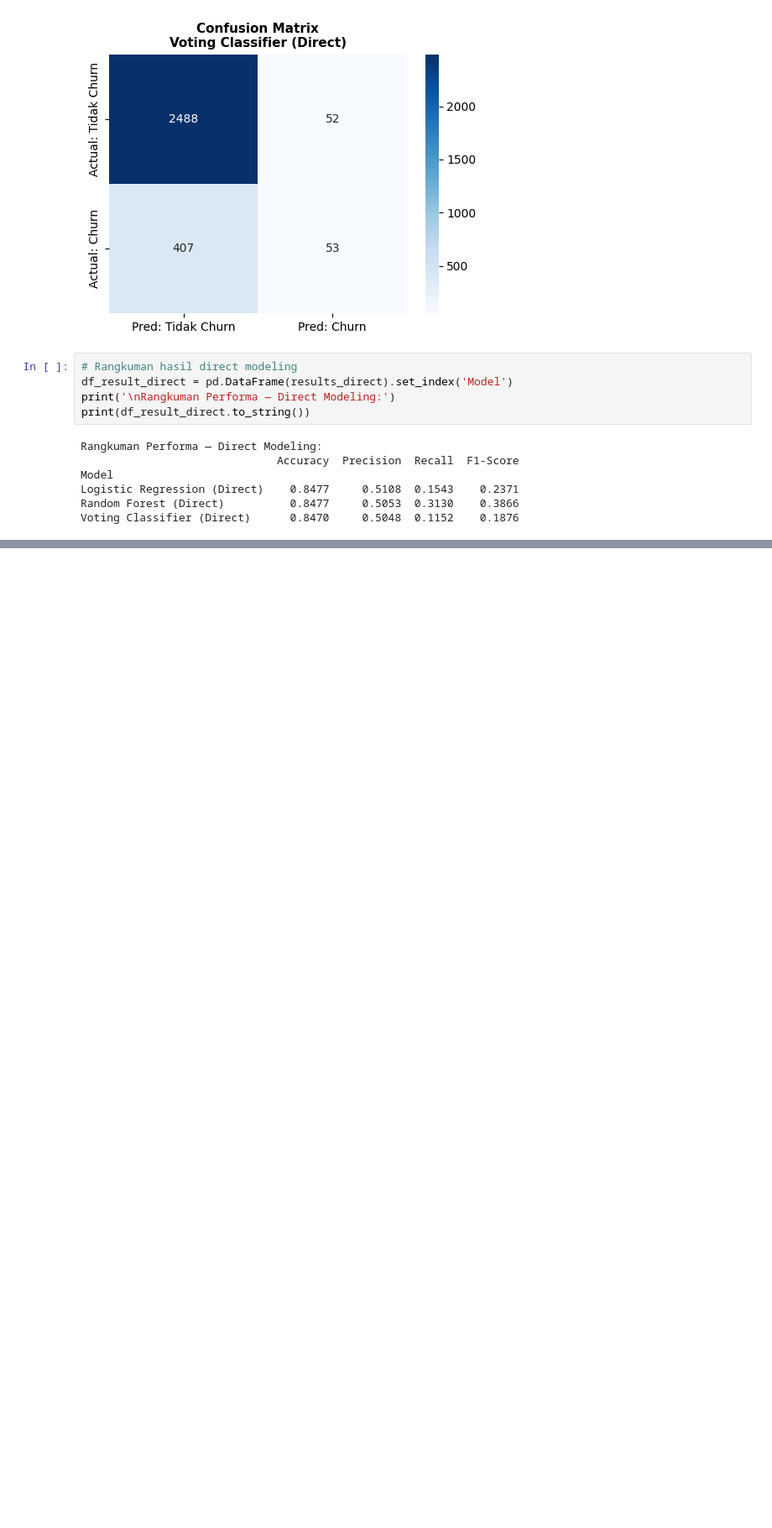
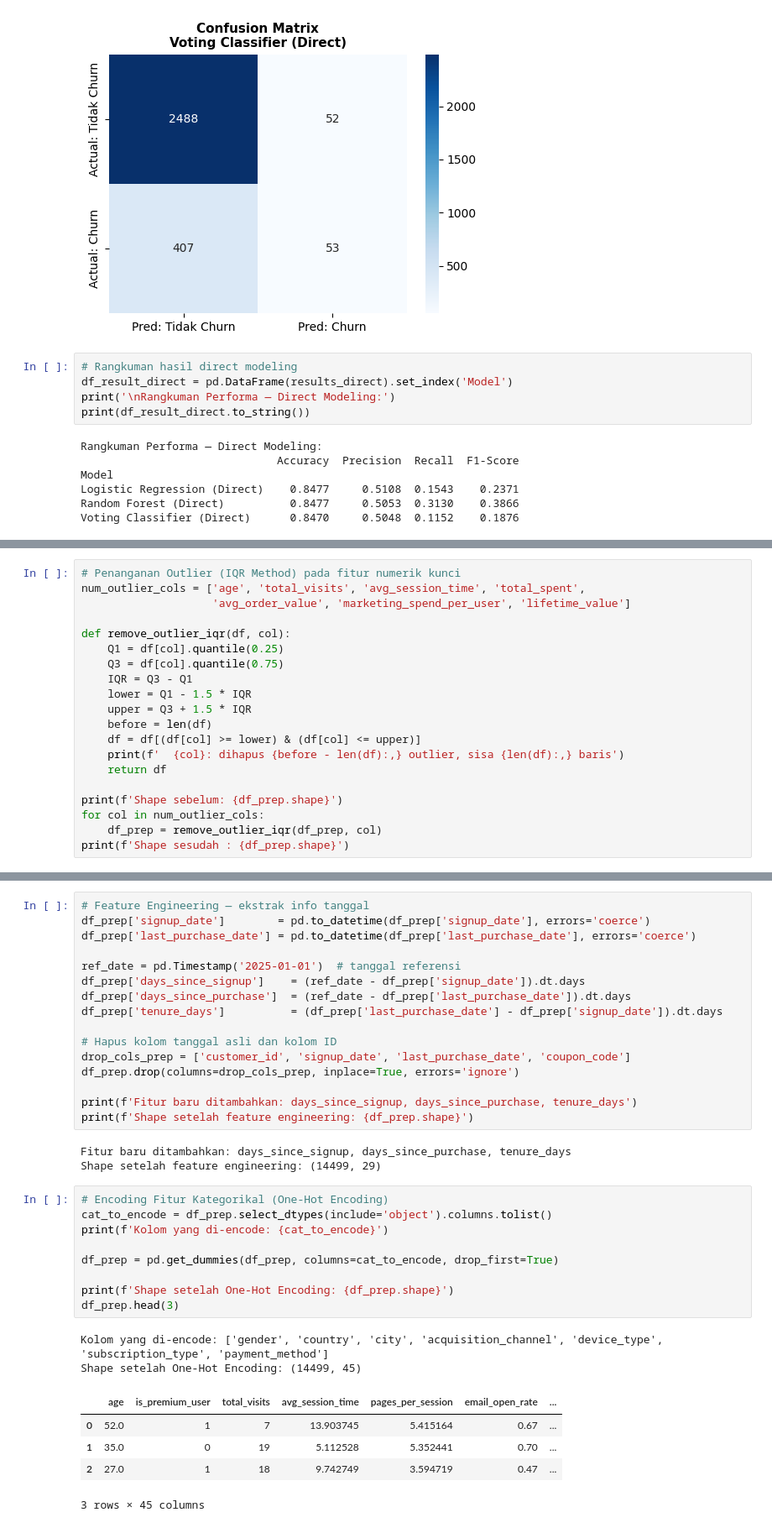
Before and after one commit to fikriwildann/customer-churn-prediction, a Jupyter notebook: UAS_BENGKOD.ipynb, the cells around one changed output, grey strips where cells are left out. Shown at 84% size. Saved outputs shown, nothing was run; the diff lists cells and outputs as text; blank space fills up the shorter version.

```diff
--- a/UAS_BENGKOD.ipynb
+++ b/UAS_BENGKOD.ipynb
@@ -364,0 +409,20 @@ Voting Classifier (Direct)      0.8470     0.5048  0.1152    0.1876
+# %%
+# Penanganan Outlier (IQR Method) pada fitur numerik kunci
+num_outlier_cols = ['age', 'total_visits', 'avg_session_time', 'total_spent',
+                    'avg_order_value', 'marketing_spend_per_user', 'lifetime_value']
+
+def remove_outlier_iqr(df, col):
+    Q1 = df[col].quantile(0.25)
+    Q3 = df[col].quantile(0.75)
+    IQR = Q3 - Q1
+    lower = Q1 - 1.5 * IQR
+    upper = Q3 + 1.5 * IQR
+    before = len(df)
+    df = df[(df[col] >= lower) & (df[col] <= upper)]
+    print(f'  {col}: dihapus {before - len(df):,} outlier, sisa {len(df):,} baris')
+    return df
+
+print(f'Shape sebelum: {df_prep.shape}')
+for col in num_outlier_cols:
+    df_prep = remove_outlier_iqr(df_prep, col)
+print(f'Shape sesudah : {df_prep.shape}')
@@ -364,0 +439,36 @@ Voting Classifier (Direct)      0.8470     0.5048  0.1152    0.1876
+# %%
+# Feature Engineering — ekstrak info tanggal
+df_prep['signup_date']        = pd.to_datetime(df_prep['signup_date'], errors='coerce')
+df_prep['last_purchase_date'] = pd.to_datetime(df_prep['last_purchase_date'], errors='coerce')
+
+ref_date = pd.Timestamp('2025-01-01')  # tanggal referensi
+df_prep['days_since_signup']    = (ref_date - df_prep['signup_date']).dt.days
+df_prep['days_since_purchase']  = (ref_date - df_prep['last_purchase_date']).dt.days
+df_prep['tenure_days']          = (df_prep['last_purchase_date'] - df_prep['signup_date']).dt.days
+
+# Hapus kolom tanggal asli dan kolom ID
+drop_cols_prep = ['customer_id', 'signup_date', 'last_purchase_date', 'coupon_code']
+df_prep.drop(columns=drop_cols_prep, inplace=True, errors='ignore')
+
+print(f'Fitur baru ditambahkan: days_since_signup, days_since_purchase, tenure_days')
+print(f'Shape setelah feature engineering: {df_prep.shape}')
+# %% [output]
+Fitur baru ditambahkan: days_since_signup, days_since_purchase, tenure_days
+Shape setelah feature engineering: (14499, 29)
+# %%
+# Encoding Fitur Kategorikal (One-Hot Encoding)
+cat_to_encode = df_prep.select_dtypes(include='object').columns.tolist()
+print(f'Kolom yang di-encode: {cat_to_encode}')
+
+df_prep = pd.get_dummies(df_prep, columns=cat_to_encode, drop_first=True)
+
+print(f'Shape setelah One-Hot Encoding: {df_prep.shape}')
+df_prep.head(3)
+# %% [output]
+Kolom yang di-encode: ['gender', 'country', 'city', 'acquisition_channel', 'device_type', 'subscription_type', 'payment_method']
+Shape setelah One-Hot Encoding: (14499, 45)
+|  | age | is_premium_user | total_visits | avg_session_time | pages_per_session | email_open_rate | ... |
+| 0 | 52.0 | 1 | 7 | 13.903745 | 5.415164 | 0.67 | ... |
+| 1 | 35.0 | 0 | 19 | 5.112528 | 5.352441 | 0.70 | ... |
+| 2 | 27.0 | 1 | 18 | 9.742749 | 3.594719 | 0.47 | ... |
+3 rows × 45 columns
```
Also changed, not shown: parts of 9 cells of this notebook.
